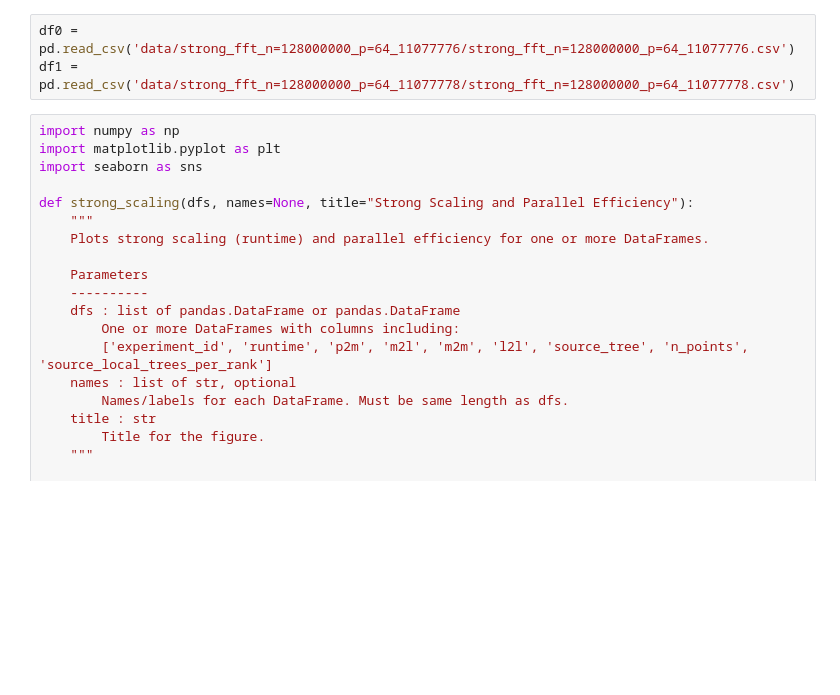
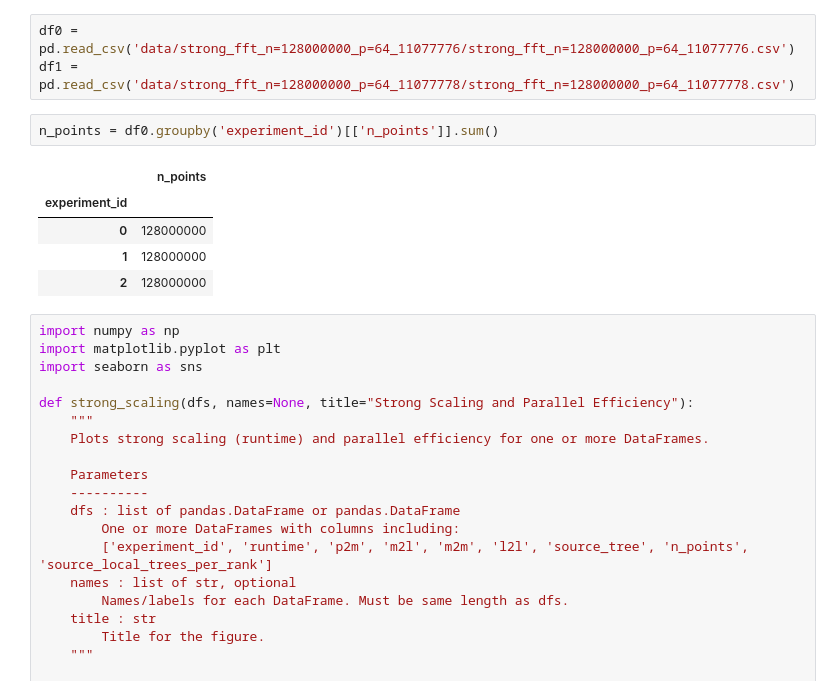
Before and after one commit to bempp/kifmm, a Jupyter notebook: hpc/ijhpca/Strong Scaling.ipynb, the cells around one changed output. Drawn from its saved outputs; the diff is of its cells as text; blank space fills up the shorter version.

```diff
--- a/hpc/ijhpca/Strong Scaling.ipynb
+++ b/hpc/ijhpca/Strong Scaling.ipynb
@@ -12,6 +12,14 @@ weak_fft_n=512000000_p=64_11077796
 # %%
 df0 = pd.read_csv('data/strong_fft_n=128000000_p=64_11077776/strong_fft_n=128000000_p=64_11077776.csv')
 df1 = pd.read_csv('data/strong_fft_n=128000000_p=64_11077778/strong_fft_n=128000000_p=64_11077778.csv')
+# %%
+n_points = df0.groupby('experiment_id')[['n_points']].sum()
+# %% [output]
+|  | n_points |
+| experiment_id |  |
+| 0 | 128000000 |
+| 1 | 128000000 |
+| 2 | 128000000 |
 # %%
 import numpy as np
 import matplotlib.pyplot as plt
```
Also changed, not shown: 4 other files.
